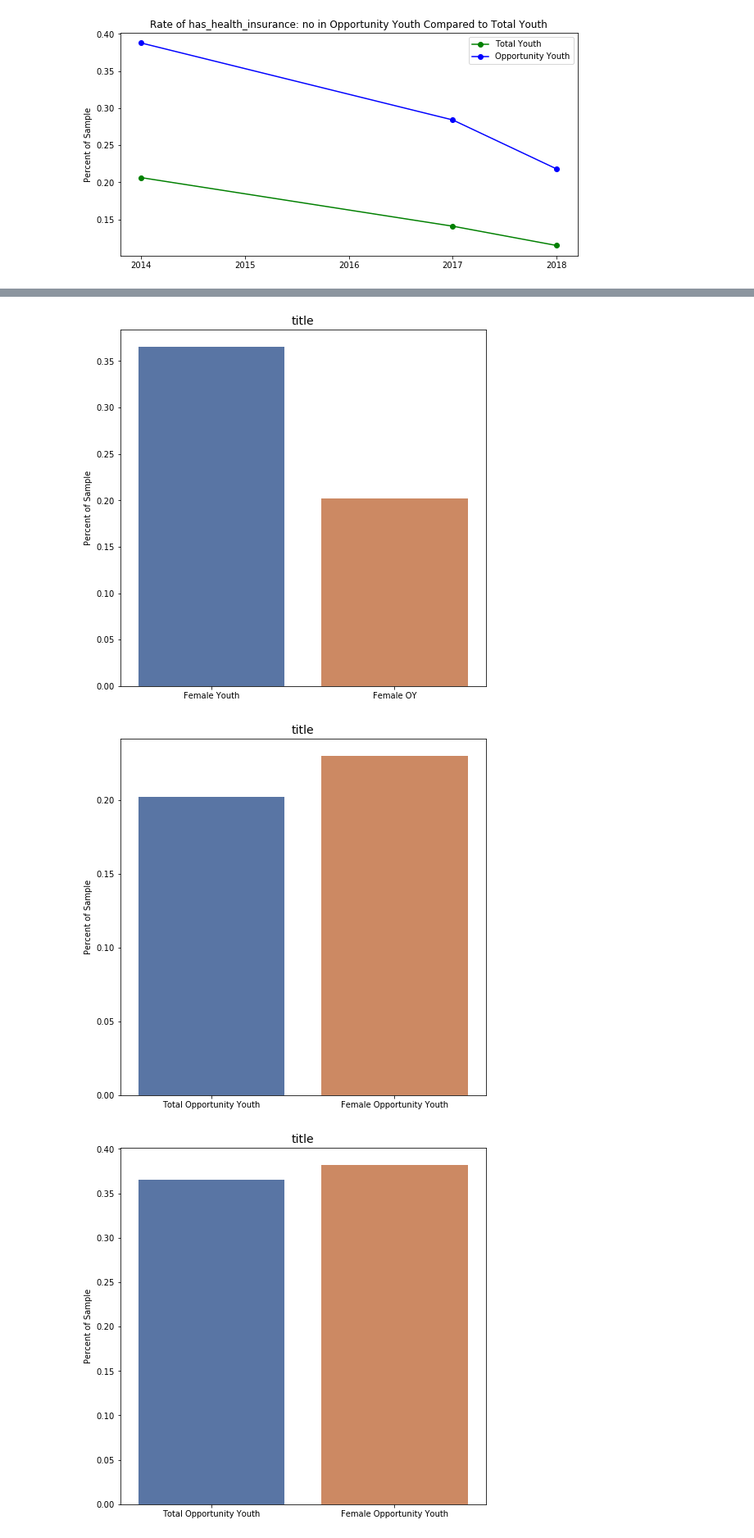
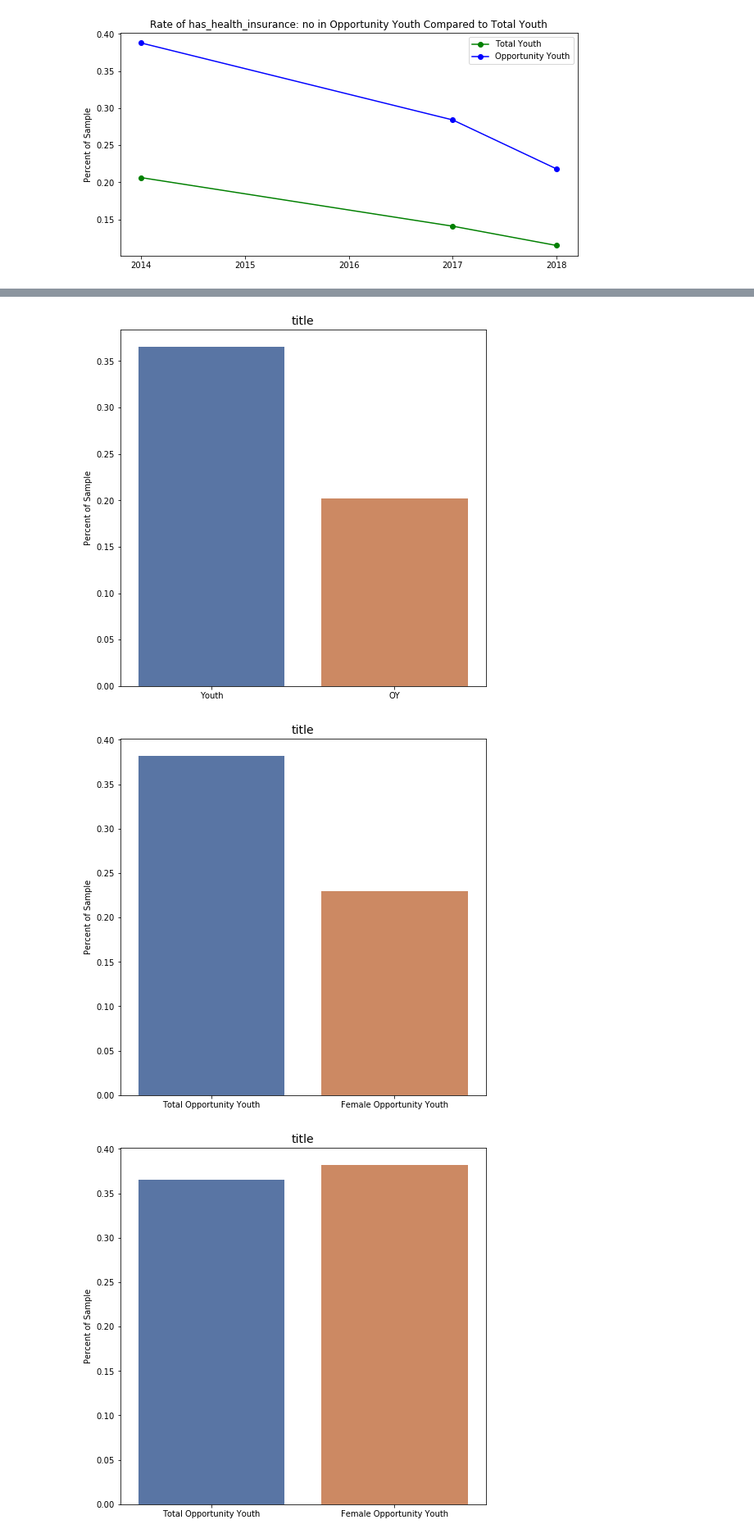
Before and after one commit to mesterhammerfic/mod-1-project-chicago-seattle-ds-051120, a Jupyter notebook: notebooks/exploratory/03_mef_trend_analysis.ipynb, the cells around one changed output, grey strips where cells are left out. Shown at 82% size. Saved outputs shown, nothing was run; the diff lists cells and outputs as text; code cells hidden in the pictures.

```diff
--- a/notebooks/exploratory/03_mef_trend_analysis.ipynb
+++ b/notebooks/exploratory/03_mef_trend_analysis.ipynb
@@ -315,0 +51,3 @@ def compare_across_years(variable_and_status, df_1, df_2, df_3):
+# %%
+SKC_youth_2017 = src.get_SKC_youth_2017(conn)
+SKC_youth_2017.info()
@@ -319,6 +101,5 @@ OY_df_2014 = SKC_youth_2014[(SKC_youth_2014['employment_status']=='Unemployed/no
 OY_prct_2014 = OY_df_2014.weight.sum()/SKC_youth_2014.weight.sum()
 # %%
-OY_df_2017 = SKC_youth_2017[(SKC_youth_2017['employment_status']=='Unemployed/not in labor force')&
-                       (SKC_youth_2017['school']=='Has not attended in last 3 months')]
+OY_df_2017 = src.get_oy(SKC_youth_2017)
 OY_prct_2017 = OY_df_2017.weight.sum()/SKC_youth_2017.weight.sum()
 # %%
@@ -439,12 +164,12 @@ def create_graph(variable_and_status, df_1, df_2, col_names=['1','2'], title='ti
 # %%
-create_graph(('education_attainment', 'post HS education'), SKC_youth_2017, OY_df_2017, ['Female Youth', 'Female OY'])
+src.create_graph(('education_attainment', 'post HS education'), SKC_youth_2017, OY_df_2017, ['Youth', 'OY'])
 # %% [output]
-[figure, old version]
+[figure, new version]
 # %%
 SKC_youth_2017_f = SKC_youth_2017[SKC_youth_2017['gender'] == 'female']
 OY_df_2017_f = OY_df_2017[OY_df_2017['gender'] == 'female']
 # %%
-create_graph(('education_attainment', 'post HS education'), OY_df_2017, OY_df_2017_f, ['Total Opportunity Youth', 'Female Opportunity Youth'])
+src.create_graph(('education_attainment', 'post HS education'), SKC_youth_2017_f, OY_df_2017_f, ['Total Opportunity Youth', 'Female Opportunity Youth'])
 # %% [output]
-[figure, old version]
+[figure, new version]
 # %%
```
Also changed, not shown: parts of 20 cells of this notebook, 12 other files.
